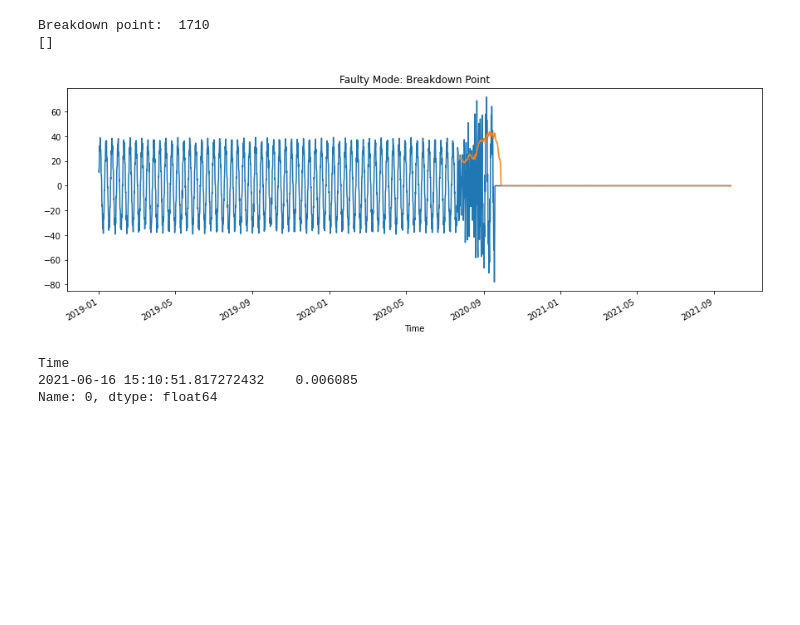
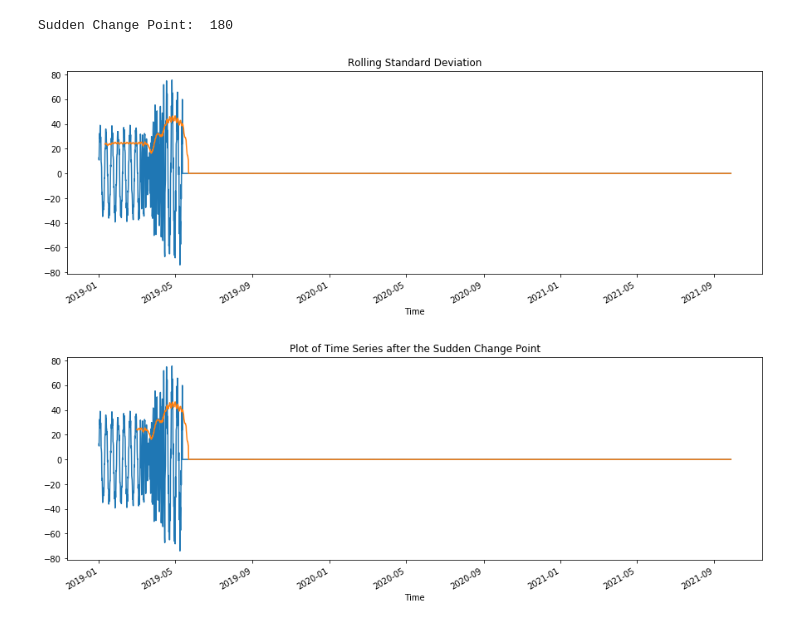
Before and after one commit to abhilampard/Time-Series-Fault-Prediction, a Jupyter notebook: Abhishek Patil - DS Challenge.ipynb, the cells around one changed output. Saved outputs shown, nothing was run; the diff lists cells and outputs as text; code cells hidden in the pictures; blank space fills up the shorter version.

```diff
--- a/Abhishek Patil - DS Challenge.ipynb
+++ b/Abhishek Patil - DS Challenge.ipynb
@@ -89,35 +98,0 @@ def find_sudden_change(df):
-# %%
-# Initialised with the first window's std.
-previous_win_std = np.std(rm[30:60]['0'])
-
-for i in range(60, len(rm), 30):
-    current_win_std = rm[i:i+30]['0'].std()
-    if(current_win_std > (1.5 * previous_win_std)):
-        print('Breakdown point: ', i)
-        plt.figure(figsize = (15, 5))
-        clean_data_1['0'].plot()
-        rm[i:]['0'].plot()
-        plt.title('Faulty Mode: Breakdown Point')
-
-        # Failed Mode
-        failure_pt = clean_data_1[clean_data_1['0'] == 0].index
-        print(failure_pt)
-        #print('Failure point: ', i)
-        #plt.figure(figsize = (15, 5))
-        #clean_data_1['0'].plot()
-        #clean_data_1[i:]['0'].plot()
-        #plt.title('Failed Mode: Failure Point')
-
-        break
-    else:
-        previous_win_std = current_win_std
-# %% [output]
-Breakdown point:  1710
-[]
-[figure, removed]
-# %%
-rm['0'].loc[failure_pt]
-# %% [output]
-Time
-2021-06-16 15:10:51.817272432    0.006085
-Name: 0, dtype: float64
@@ -125,0 +99,44 @@ Name: 0, dtype: float64
+# %%
+def find_sudden_change(df, window, col_name, threshold):
+    '''
+    Find the sudden change point in the plot of rolling standard deviation.
+    Also, plots the rolling standard deviation after the sudden change point.
+
+    PARAMETERS:
+    df (pandas.core.frame.DataFrame): Dataset containing the 4 time series in 4 separate columns named '0', '1', '2' and '4'.
+    window (int): Length of the desired window.
+    col_name (str): Column name.
+    threshold (float): Threshold to compare standard deviation amongst succesive windows.
+
+    RETURNS:
+    sudden_change_pt (int): Row number of the window's start point where sudden change occured.
+    '''
+    # Rolling Standard Deviation for the whole time series
+    roll_std = df.rolling(window = window).std()
+    plt.figure(figsize = (15, 5))
+    df[col_name].plot()
+    roll_std[col_name].plot()
+    plt.title('Rolling Standard Deviation')
+
+    previous_win_std = np.std(roll_std[window:window * 2][col_name])
+
+    for i in range(window*2, len(roll_std), window):
+        current_win_std = roll_std[i:i+window][col_name].std()
+        if(current_win_std > (threshold * previous_win_std)):
+            sudden_change_pt = i
+            print('Sudden Change Point: ', sudden_change_pt)
+            plt.figure(figsize = (15, 5))
+            df[col_name].plot()
+            roll_std[sudden_change_pt:][col_name].plot()
+            plt.title('Plot of Time Series after the Sudden Change Point')
+            break
+        else:
+            previous_win_std = current_win_std
+            sudden_change_pt = i
+    return sudden_change_pt
+# %%
+fault_mode_pt = find_sudden_change(clean_data_1, 30, '0', 1.5)
+# %% [output]
+Sudden Change Point:  180
+[figure, added]
+[figure, added]
```
Also changed, not shown: parts of 15 cells of this notebook.
